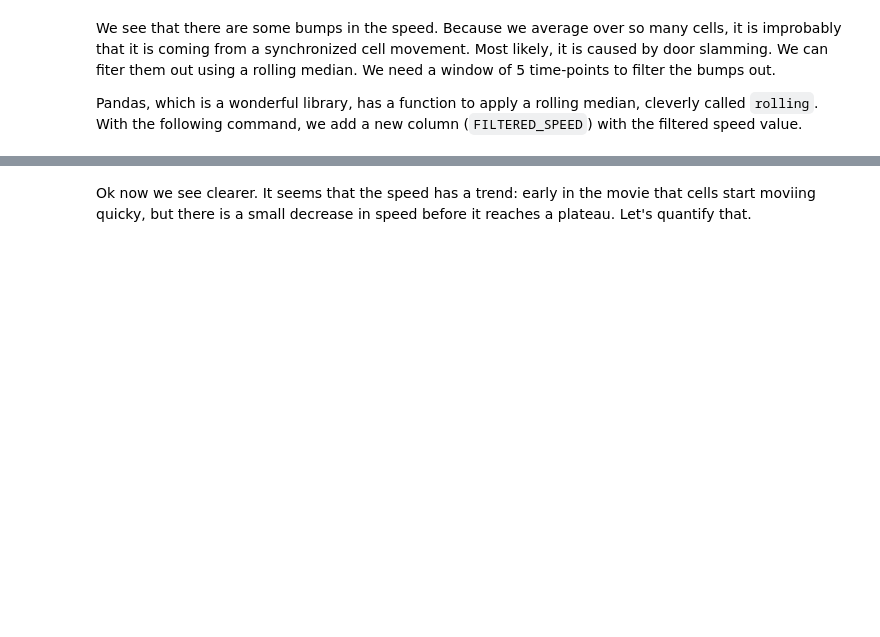
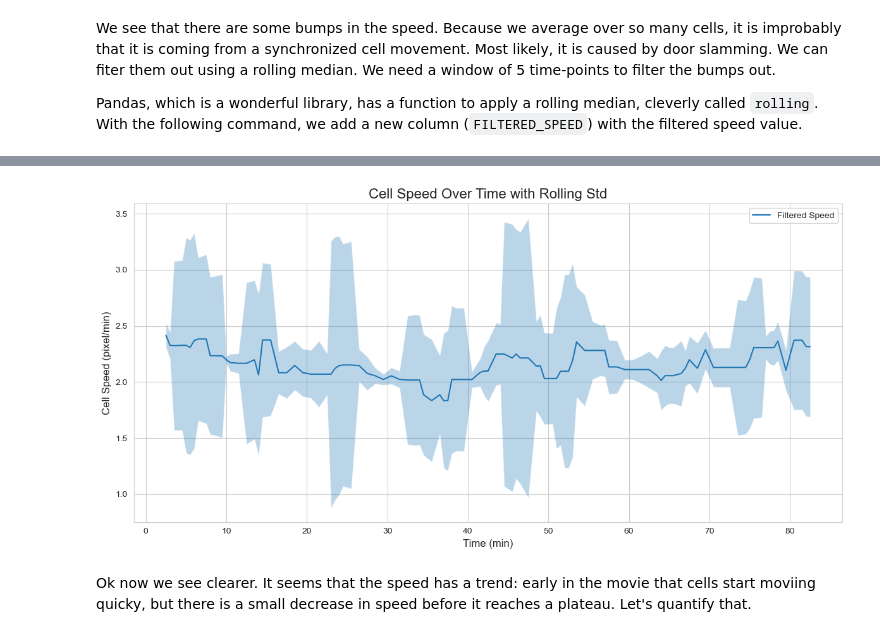
Before and after one commit to CamachoDejay/teaching-bioimage-analysis-python, a Jupyter notebook: basic-data-handling-BAND/Book_07.ipynb, the cells around one changed output, grey strips where cells are left out. Drawn from its saved outputs; the diff is of its cells as text; code cells hidden in the pictures; blank space fills up the shorter version.

```diff
--- a/basic-data-handling-BAND/Book_07.ipynb
+++ b/basic-data-handling-BAND/Book_07.ipynb
@@ -176,3 +184,22 @@ speed['FILTERED_SPEED'].plot(x='time (min)', y='cell speed (pixel/min')
+# %%
+plt.figure(figsize=(12, 6))
+
+# Plot the filtered speed
+plt.plot(speed.index, speed['FILTERED_SPEED'], label='Filtered Speed')
+
+# Add the shaded area for standard deviation
+plt.fill_between(speed.index,
+                 speed['FILTERED_SPEED'] - speed['ROLLING_STD'],
+                 speed['FILTERED_SPEED'] + speed['ROLLING_STD'],
+                 alpha=0.3)
+
+plt.title("Cell Speed Over Time with Rolling Std", fontsize=16)
+plt.xlabel("Time (min)", fontsize=12)
+plt.ylabel("Cell Speed (pixel/min)", fontsize=12)
+plt.legend()
+plt.tight_layout()
+# %% [output]
+[figure, added]
 # %% [markdown]
 Ok now we see clearer.
 It seems that the speed has a trend: early in the movie that cells start moviing quicky, but there is a small decrease in speed before it reaches a plateau.
```
Also changed, not shown: parts of 9 cells of this notebook, 3 other files.
